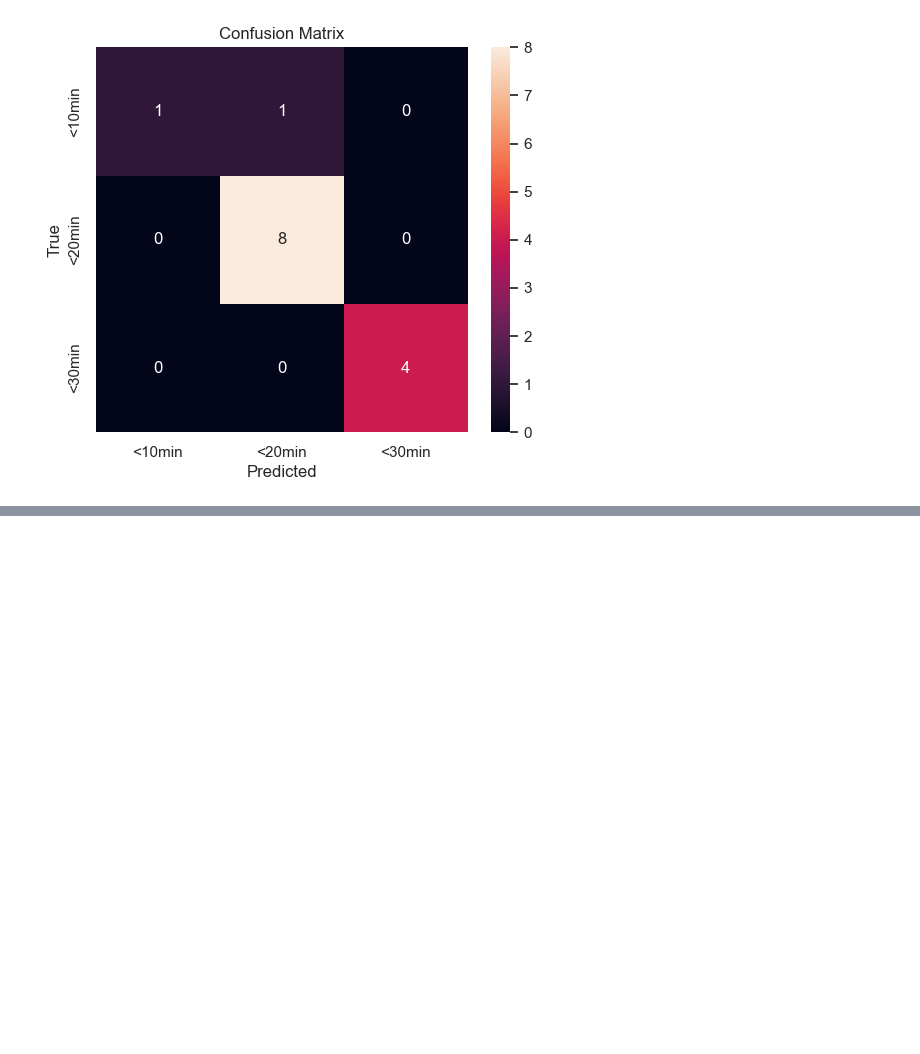
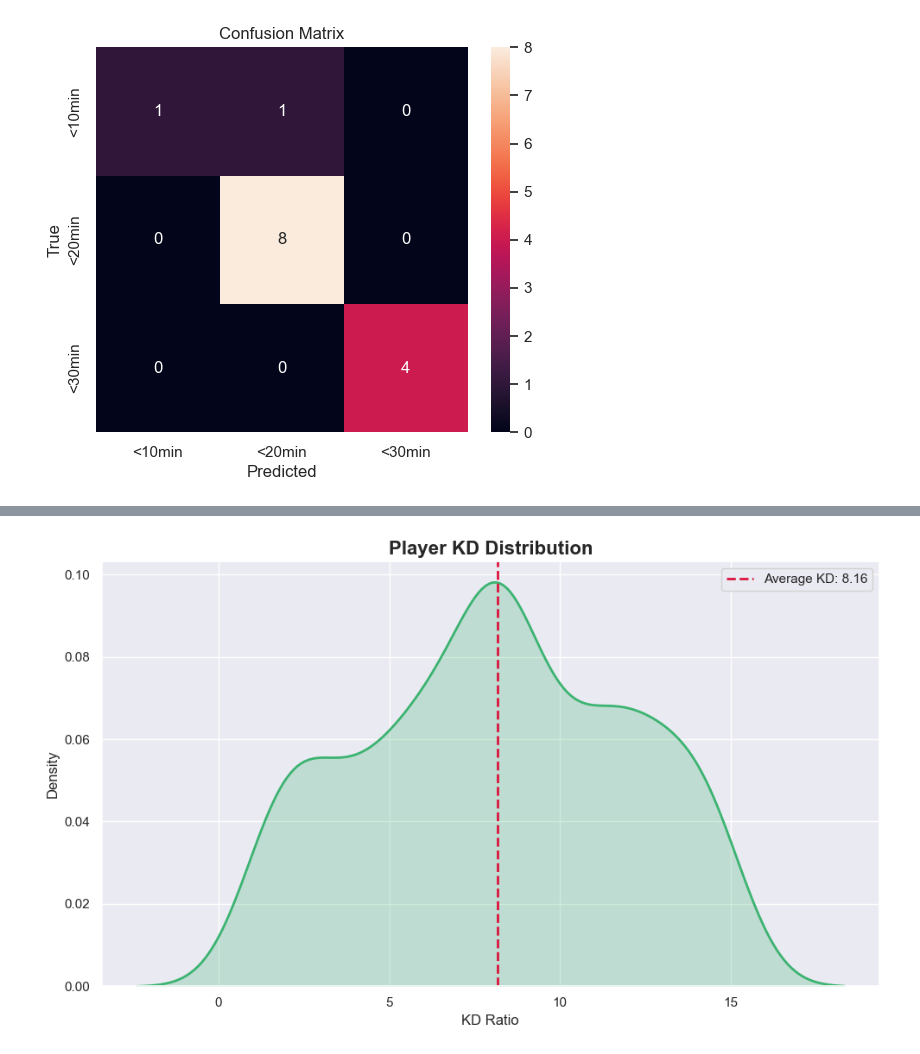
Before and after one commit to osctoss/Battle_Royale_Predictions, a Jupyter notebook: BRPrediction.ipynb, the cells around one changed output, grey strips where cells are left out. Cells and saved outputs as stored; diff of their text form; code cells hidden in the pictures; blank space fills up the shorter version.

```diff
--- a/BRPrediction.ipynb
+++ b/BRPrediction.ipynb
@@ -25,0 +133,3 @@ df[numerical_cols] = df[numerical_cols].fillna(df[numerical_cols].median())
+# %%
+print(f"Duplicate rows: {df.duplicated().sum()}")
+df.drop_duplicates(inplace=True)
@@ -156,0 +283,16 @@ weighted avg       0.94      0.93      0.92        14
+# %%
+# Calculate Avg KD
+avg_kd = df['KD'].mean()
+
+plt.figure(figsize=(10, 6))
+sns.set(style="darkgrid")
+sns.kdeplot(df['KD'], fill=True, color='mediumseagreen', linewidth=2)
+plt.axvline(avg_kd, color='crimson', linestyle='--', linewidth=2, label=f'Average KD: {avg_kd:.2f}')
+plt.title("Player KD Distribution", fontsize=16, weight='bold')
+plt.xlabel("KD Ratio")
+plt.ylabel("Density")
+plt.legend()
+plt.tight_layout()
+plt.show()
+# %% [output]
+[figure, added]
```
Also changed, not shown: parts of 22 cells of this notebook.
